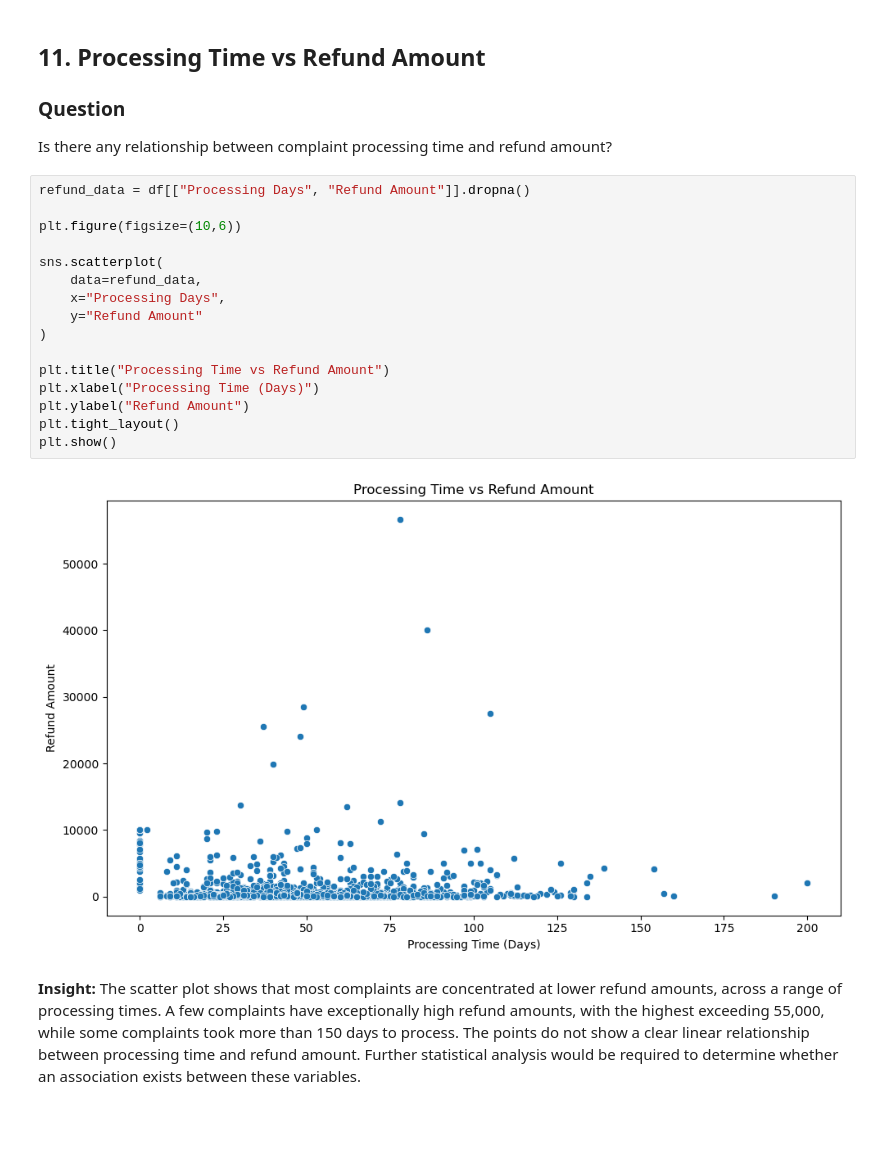
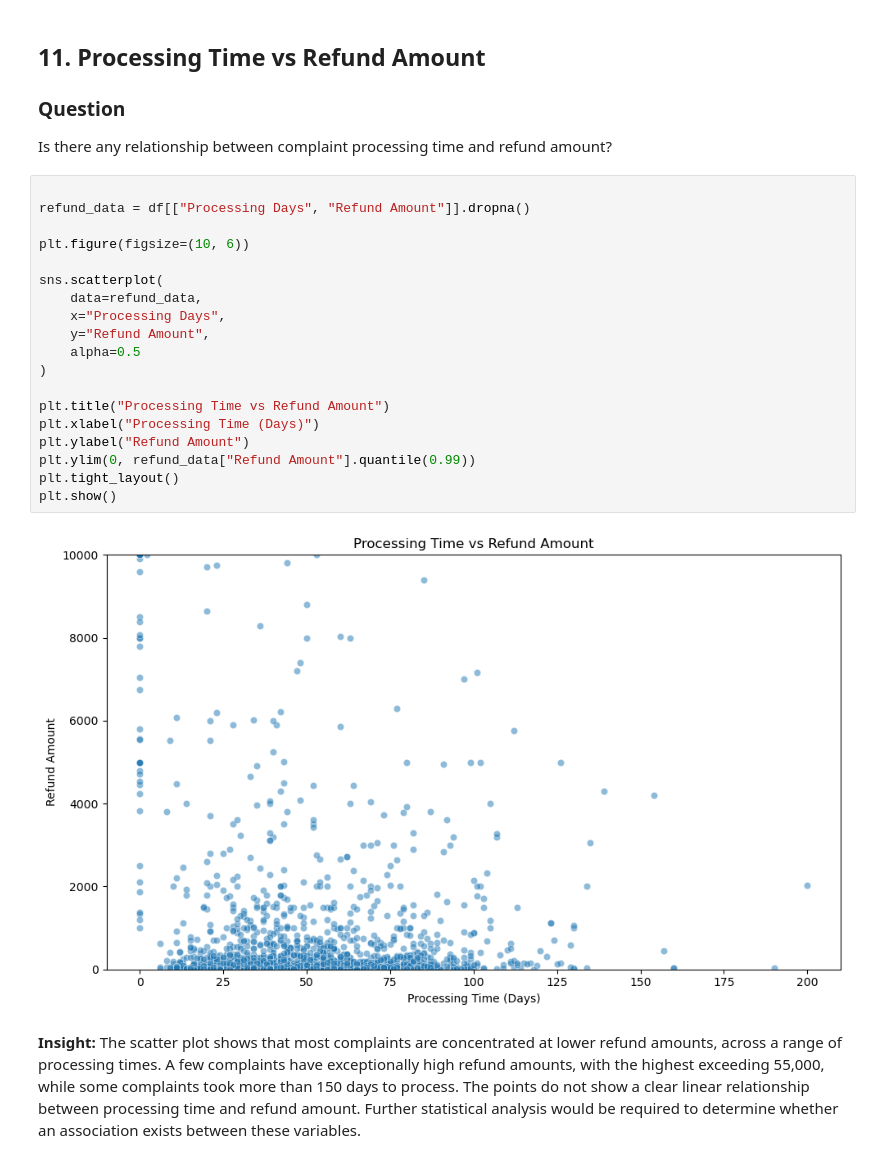
Before and after one commit to ashemariya27-star/DCWP-Consumer-Complaints-Analysis, a Jupyter notebook: notebook/Data_Cleaning.ipynb, the cells around one changed output. Cells and saved outputs as stored; diff of their text form; blank space fills up the shorter version.

Commit message:
Improve scatter plot readability

```diff
--- a/notebook/Data_Cleaning.ipynb
+++ b/notebook/Data_Cleaning.ipynb
@@ -1308,23 +1308,26 @@ plt.show()
 ### Question
 Is there any relationship between complaint processing time and refund amount?
 # %%
+
 refund_data = df[["Processing Days", "Refund Amount"]].dropna()
 
-plt.figure(figsize=(10,6))
+plt.figure(figsize=(10, 6))
 
 sns.scatterplot(
     data=refund_data,
     x="Processing Days",
-    y="Refund Amount"
+    y="Refund Amount",
+    alpha=0.5
 )
 
 plt.title("Processing Time vs Refund Amount")
 plt.xlabel("Processing Time (Days)")
 plt.ylabel("Refund Amount")
+plt.ylim(0, refund_data["Refund Amount"].quantile(0.99))
 plt.tight_layout()
 plt.show()
 # %% [output]
-[figure, old version]
+[figure, new version]
 # %% [markdown]
 **Insight:** The scatter plot shows that most complaints are concentrated at lower refund amounts, across a range of processing times. A few complaints have exceptionally high refund amounts, with the highest exceeding 55,000, while some complaints took more than 150 days to process. The points do not show a clear linear relationship between processing time and refund amount. Further statistical analysis would be required to determine whether an association exists between these variables.
 # %% [markdown]
```
Also changed, not shown: parts of 1 cell of this notebook.
